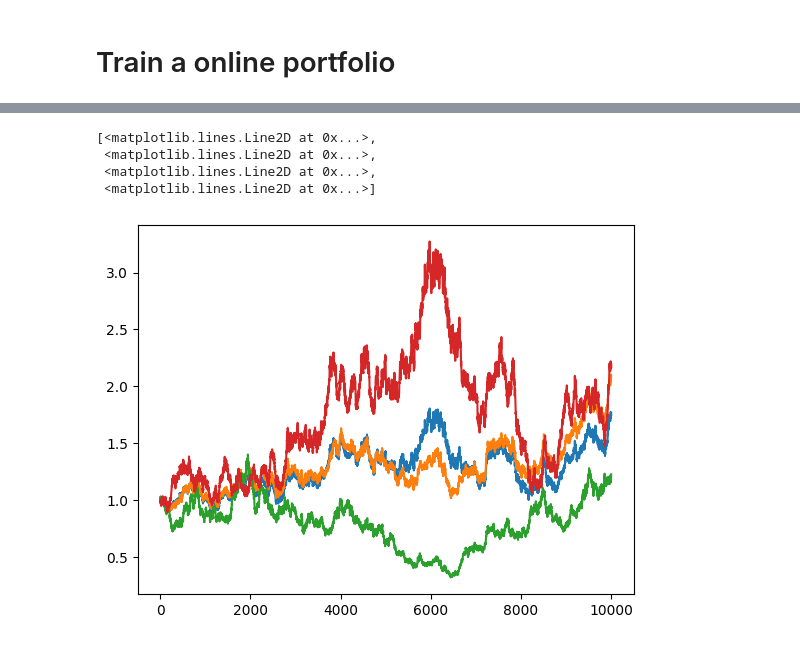
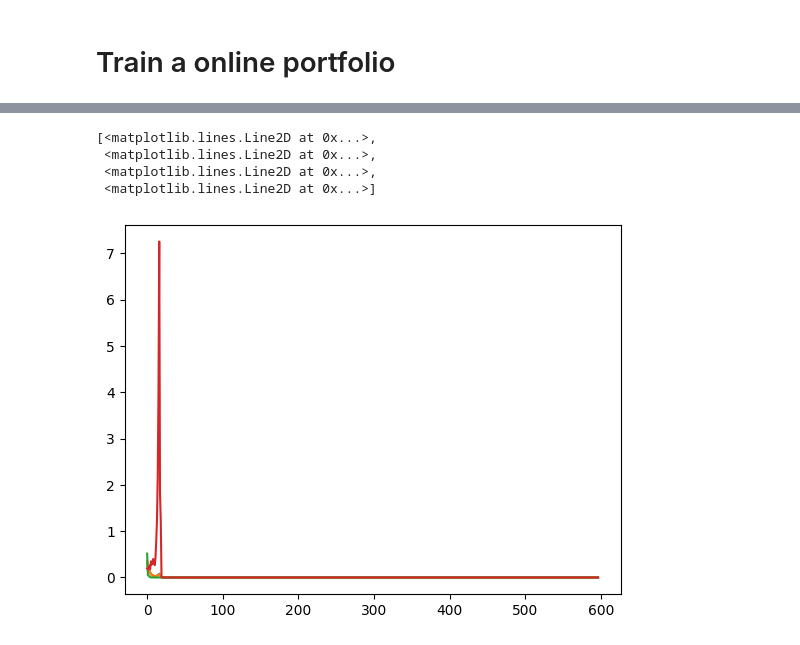
Before and after one commit to jialinyi94/online_pyfolio_opt, a Jupyter notebook: examples/eg_portfolio.ipynb, the cells around one changed output, grey strips where cells are left out. Drawn from its saved outputs; the diff is of its cells as text; code cells hidden in the pictures.

```diff
--- a/examples/eg_portfolio.ipynb
+++ b/examples/eg_portfolio.ipynb
@@ -31,22 +10,0 @@ from pyfoliopt.optimizer import egd
-# %%
-# Create the mirror descent optimizer
-optimizer = egd(start_learning_rate)
-opt_state = optimizer.init(params)
-
-# Optimization loop (simplified)
-@jax.jit
-def step(params, historical_price, opt_state):
-    value = jnp.dot(historical_price, params)
-    grads = jax.grad(neg_logdot_loss, argnums=1)(historical_price, params)
-    updates, opt_state = optimizer.update(grads, opt_state, params)
-    params = optax.apply_updates(params, updates)
-    params = params / jnp.sum(params) # Avoid numerical instability
-    return params, opt_state, value
-
-
-values = []
-for i in range(T):
-    params, opt_state, value = step(params, historical_prices[i], opt_state)
-    values.append(value)
-    print("Optimized params:", params)
-    print("Sum of weights: ", jnp.sum(params, axis=-1))
@@ -74,0 +11,5 @@ Array([1.0116588, 1.0147923], dtype=float32)
+# %%
+import pandas as pd
+import yfinance as yf
+
+data: pd.DataFrame = yf.download("BTC-USD ETH-USD", start="2017-01-01", end="2019-01-01")["Close"].dropna()
@@ -74,0 +23,3 @@ Array([1.0116588, 1.0147923], dtype=float32)
+# %%
+df_prices = pl.from_dataframe(data.reset_index())
+df_prices
@@ -75,11 +110,11 @@ Array([1.0116588, 1.0147923], dtype=float32)
 # %%
 import matplotlib.pyplot as plt
 
-returns = jnp.concat([jnp.array(values).reshape(-1, 1), historical_prices.mean(axis=-1, keepdims=True),  historical_prices], axis=-1)
+returns = jnp.concat([jnp.array(values).reshape(-1, 1), df_prices.mean(axis=-1, keepdims=True),  df_prices], axis=-1)
 plt.plot(returns.cumprod(axis=0))
 # %% [output]
 [<matplotlib.lines.Line2D at 0x...>,
  <matplotlib.lines.Line2D at 0x...>,
  <matplotlib.lines.Line2D at 0x...>,
  <matplotlib.lines.Line2D at 0x...>]
-[figure, old version]
+[figure, new version]
```
Also changed, not shown: parts of 14 cells of this notebook.
